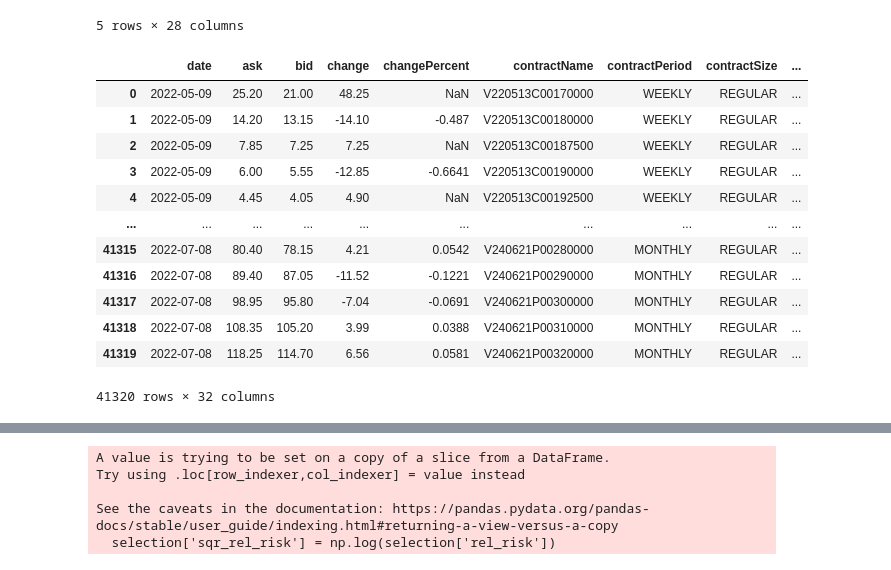
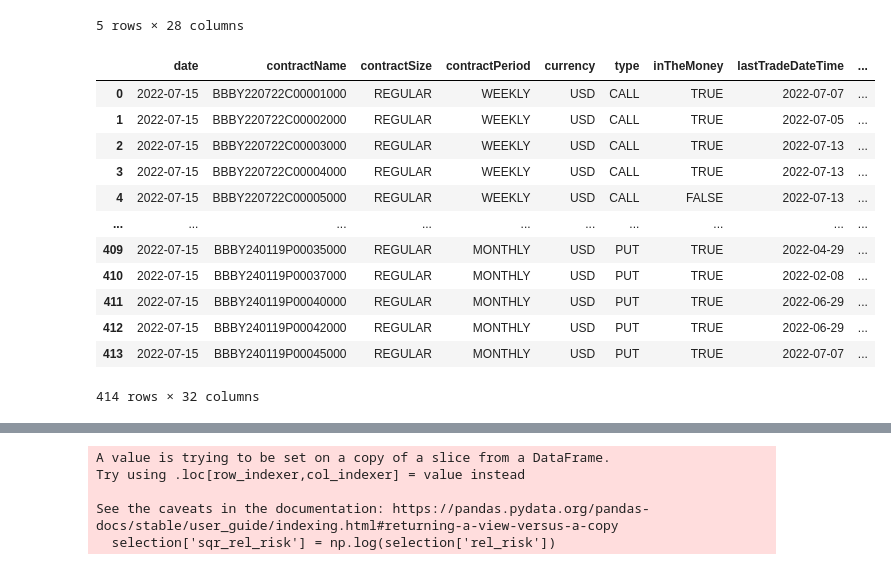
Before and after one commit to andermy/yahooScraper, a Jupyter notebook: test.ipynb, the cells around one changed output, grey strips where cells are left out. Cells and saved outputs as stored; diff of their text form; code cells hidden in the pictures.

```diff
--- a/test.ipynb
+++ b/test.ipynb
@@ -74,22 +74,22 @@ tickers = []
 for sym in symbols:
     tickers.append(sym['sym'])
 # %%
-o = i.Options(tickers[23])
+o = i.Options('BBBY')
 o.options
 # %% [output]
-|  | date | ask | bid | change | changePercent | contractName | contractPeriod | contractSize | ... |
-| 0 | 2022-05-09 | 25.20 | 21.00 | 48.25 | NaN | V220513C00170000 | WEEKLY | REGULAR | ... |
-| 1 | 2022-05-09 | 14.20 | 13.15 | -14.10 | -0.487 | V220513C00180000 | WEEKLY | REGULAR | ... |
-| 2 | 2022-05-09 | 7.85 | 7.25 | 7.25 | NaN | V220513C00187500 | WEEKLY | REGULAR | ... |
-| 3 | 2022-05-09 | 6.00 | 5.55 | -12.85 | -0.6641 | V220513C00190000 | WEEKLY | REGULAR | ... |
-| 4 | 2022-05-09 | 4.45 | 4.05 | 4.90 | NaN | V220513C00192500 | WEEKLY | REGULAR | ... |
+|  | date | contractName | contractSize | contractPeriod | currency | type | inTheMoney | lastTradeDateTime | ... |
+| 0 | 2022-07-15 | BBBY220722C00001000 | REGULAR | WEEKLY | USD | CALL | TRUE | 2022-07-07 | ... |
+| 1 | 2022-07-15 | BBBY220722C00002000 | REGULAR | WEEKLY | USD | CALL | TRUE | 2022-07-05 | ... |
+| 2 | 2022-07-15 | BBBY220722C00003000 | REGULAR | WEEKLY | USD | CALL | TRUE | 2022-07-13 | ... |
+| 3 | 2022-07-15 | BBBY220722C00004000 | REGULAR | WEEKLY | USD | CALL | TRUE | 2022-07-13 | ... |
+| 4 | 2022-07-15 | BBBY220722C00005000 | REGULAR | WEEKLY | USD | CALL | FALSE | 2022-07-13 | ... |
 | ... | ... | ... | ... | ... | ... | ... | ... | ... | ... |
-| 41315 | 2022-07-08 | 80.40 | 78.15 | 4.21 | 0.0542 | V240621P00280000 | MONTHLY | REGULAR | ... |
-| 41316 | 2022-07-08 | 89.40 | 87.05 | -11.52 | -0.1221 | V240621P00290000 | MONTHLY | REGULAR | ... |
-| 41317 | 2022-07-08 | 98.95 | 95.80 | -7.04 | -0.0691 | V240621P00300000 | MONTHLY | REGULAR | ... |
-| 41318 | 2022-07-08 | 108.35 | 105.20 | 3.99 | 0.0388 | V240621P00310000 | MONTHLY | REGULAR | ... |
-| 41319 | 2022-07-08 | 118.25 | 114.70 | 6.56 | 0.0581 | V240621P00320000 | MONTHLY | REGULAR | ... |
+| 409 | 2022-07-15 | BBBY240119P00035000 | REGULAR | MONTHLY | USD | PUT | TRUE | 2022-04-29 | ... |
+| 410 | 2022-07-15 | BBBY240119P00037000 | REGULAR | MONTHLY | USD | PUT | TRUE | 2022-02-08 | ... |
+| 411 | 2022-07-15 | BBBY240119P00040000 | REGULAR | MONTHLY | USD | PUT | TRUE | 2022-06-29 | ... |
+| 412 | 2022-07-15 | BBBY240119P00042000 | REGULAR | MONTHLY | USD | PUT | TRUE | 2022-06-29 | ... |
+| 413 | 2022-07-15 | BBBY240119P00045000 | REGULAR | MONTHLY | USD | PUT | TRUE | 2022-07-07 | ... |
-41320 rows × 32 columns
+414 rows × 32 columns
 # %%
 s = o.returns
 #s[s.is_won].plot.scatter(x='probability', y='return')
```
Also changed, not shown: parts of 5 cells of this notebook, 4 other files.
